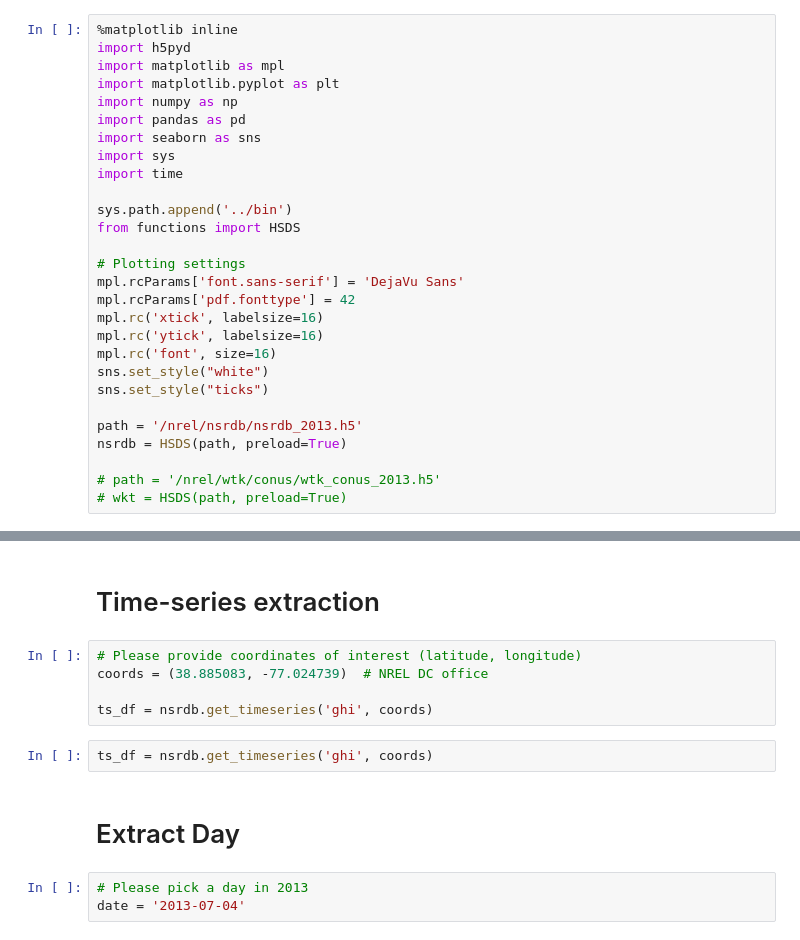
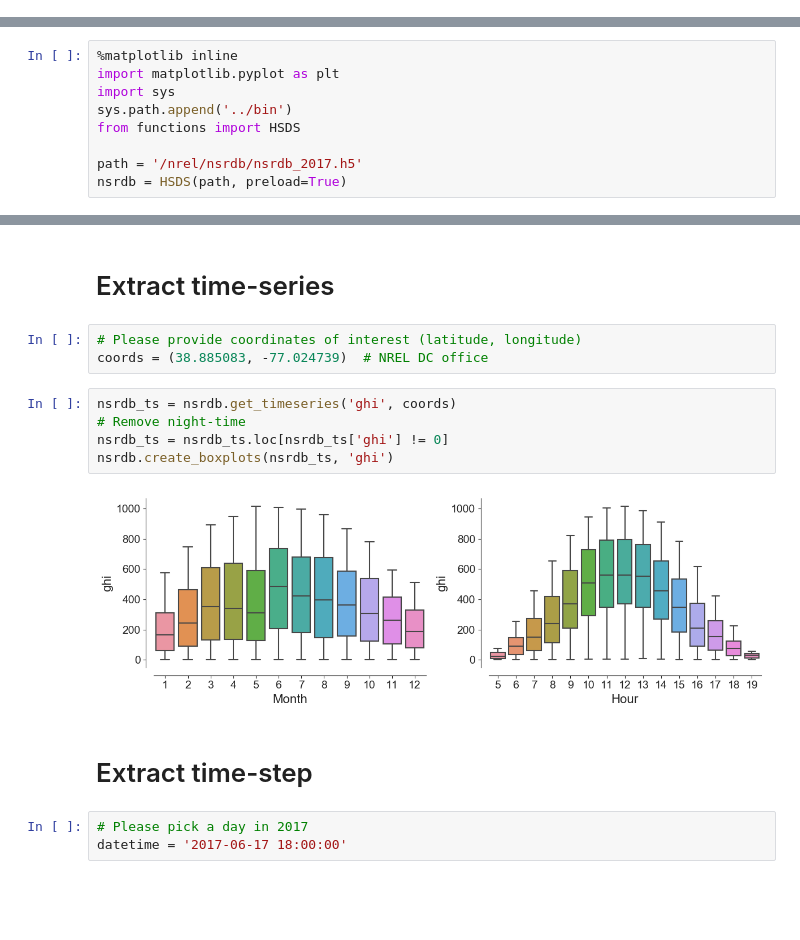
Before and after one commit to NREL/hsds-examples, a Jupyter notebook: notebooks/06_Data_Slicing.ipynb, the cells around one changed output, grey strips where cells are left out. Cells and saved outputs as stored; diff of their text form; blank space fills up the shorter version.

Commit message:
nsrdb example

```diff
--- a/notebooks/06_Data_Slicing.ipynb
+++ b/notebooks/06_Data_Slicing.ipynb
@@ -3,28 +0,0 @@
-# %%
-%matplotlib inline
-import h5pyd
-import matplotlib as mpl
-import matplotlib.pyplot as plt
-import numpy as np
-import pandas as pd
-import seaborn as sns
-import sys
-import time
-
-sys.path.append('../bin')
-from functions import HSDS
-
-# Plotting settings
-mpl.rcParams['font.sans-serif'] = 'DejaVu Sans'
-mpl.rcParams['pdf.fonttype'] = 42
-mpl.rc('xtick', labelsize=16)
-mpl.rc('ytick', labelsize=16)
-mpl.rc('font', size=16)
-sns.set_style("white")
-sns.set_style("ticks")
-
-path = '/nrel/nsrdb/nsrdb_2013.h5'
-nsrdb = HSDS(path, preload=True)
-
-# path = '/nrel/wtk/conus/wtk_conus_2013.h5'
-# wkt = HSDS(path, preload=True)
@@ -30,0 +3,9 @@ nsrdb = HSDS(path, preload=True)
+# %%
+%matplotlib inline
+import matplotlib.pyplot as plt
+import sys
+sys.path.append('../bin')
+from functions import HSDS
+
+path = '/nrel/nsrdb/nsrdb_2017.h5'
+nsrdb = HSDS(path, preload=True)
@@ -31,14 +15,17 @@ nsrdb = HSDS(path, preload=True)
 # %% [markdown]
-# Time-series extraction
+# Extract time-series
 # %%
 # Please provide coordinates of interest (latitude, longitude)
 coords = (38.885083, -77.024739)  # NREL DC office
-
-ts_df = nsrdb.get_timeseries('ghi', coords)
-# %%
-ts_df = nsrdb.get_timeseries('ghi', coords)
+# %%
+nsrdb_ts = nsrdb.get_timeseries('ghi', coords)
+# Remove night-time
+nsrdb_ts = nsrdb_ts.loc[nsrdb_ts['ghi'] != 0]
+nsrdb.create_boxplots(nsrdb_ts, 'ghi')
+# %% [output]
+[figure, added]
 # %% [markdown]
-# Extract Day
+# Extract time-step
 # %%
-# Please pick a day in 2013
-date = '2013-07-04'
+# Please pick a day in 2017
+datetime = '2017-06-17 18:00:00'
```
Also changed, not shown: parts of 7 cells of this notebook, 1 other file.
